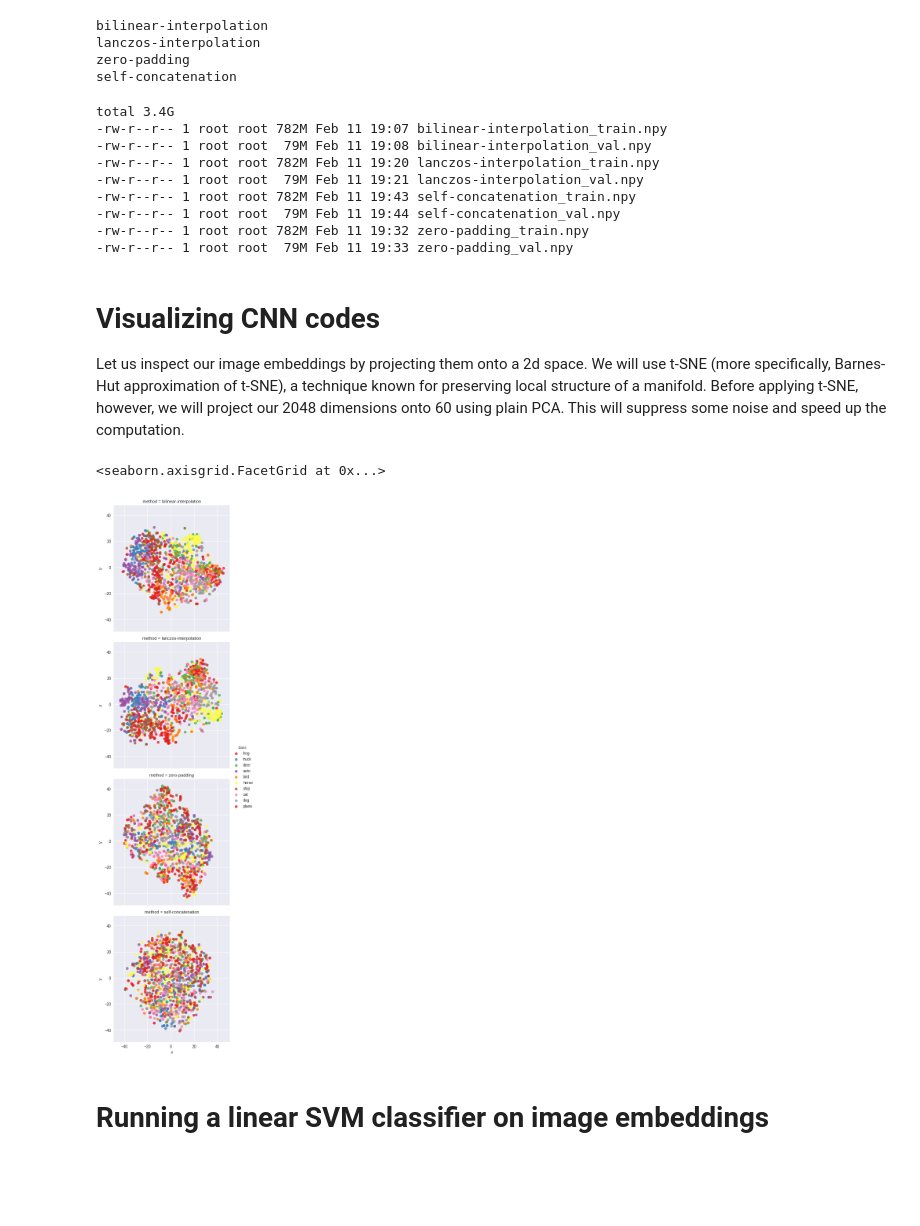
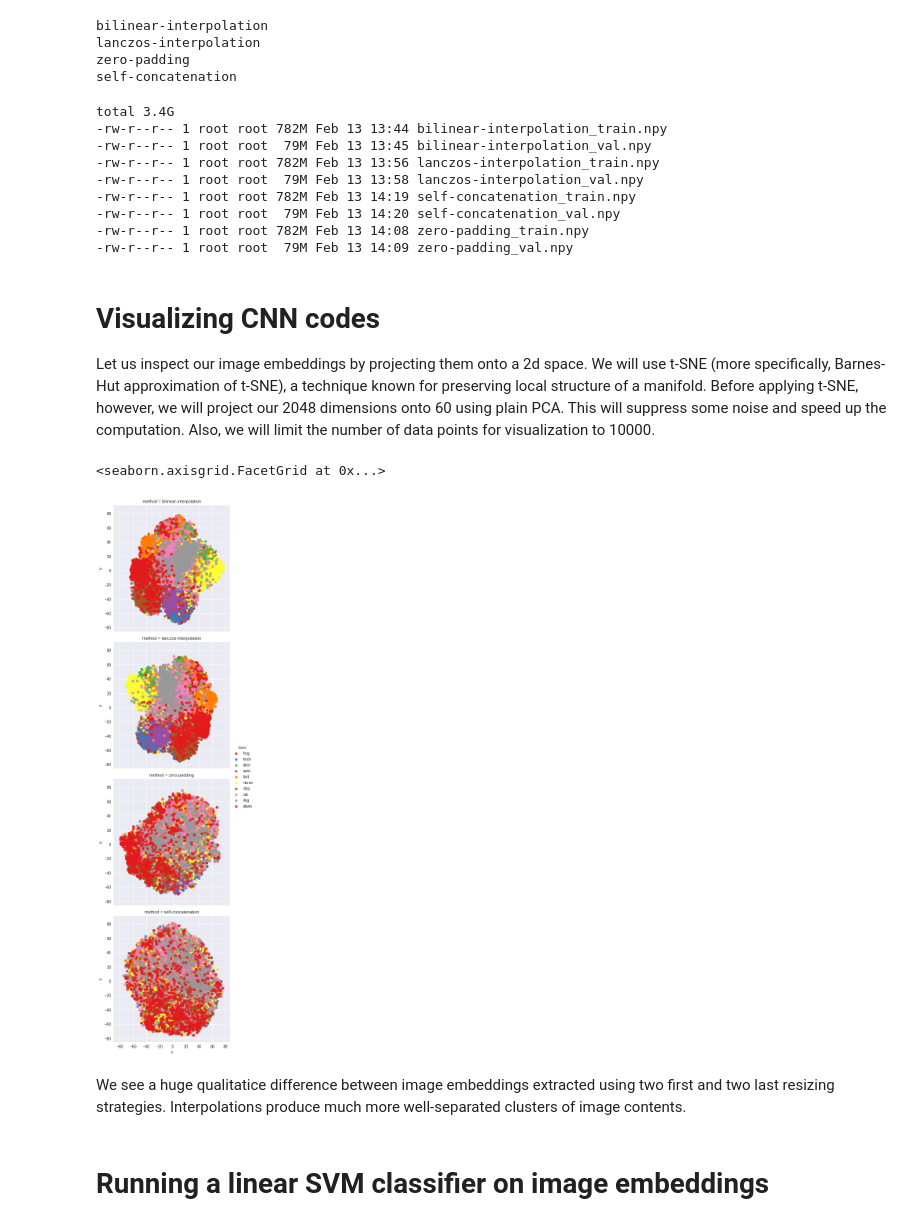
Before and after one commit to tomekkorbak/cifar10-experiments, a Jupyter notebook: cifar10_experiment1.ipynb, the cells around one changed output. Saved outputs shown, nothing was run; the diff lists cells and outputs as text; code cells hidden in the pictures; blank space fills up the shorter version.

Commit message:
Finish hyperparam search, error analysis and final model acc estimation

```diff
--- a/cifar10_experiment1.ipynb
+++ b/cifar10_experiment1.ipynb
@@ -3,17 +3,17 @@
 
 The goal of this notebook is to explore CIFAR-10 dataset, estabilish an SVM benchmark, extract features using a pre-trained ConvNet and fit and evaluate a final SVM classifier.
 # %%
-USING_COLABORATORY = False
+USING_COLABORATORY = True  # https://colab.research.google.com/
 if USING_COLABORATORY:
     try:
         import torch
         print('torch version:', torch.__version__)
-    except:  # In case I'm assigned with a new VM instance
+    except ImportError:  # In case I'm assigned with a new VM instance
         from os import path
         from wheel.pep425tags import get_abbr_impl, get_impl_ver, get_abi_tag
         platform = '{}{}-{}'.format(get_abbr_impl(), get_impl_ver(), get_abi_tag())
-
         accelerator = 'cu80' if path.exists('/opt/bin/nvidia-smi') else 'cpu'
         !pip install -q http://download.pytorch.org/whl/{accelerator}/torch-0.3.0.post4-{platform}-linux_x86_64.whl
         !pip install torchvision numpy sklearn tqdm scipy
-    !pip install --no-cache-dir -I pillow
+        !apt-get install python3-pil -y
+        !pip install --no-cache-dir -I pillow
@@ -225,12 +250,12 @@ I rejected the first approach, because I'd probably end up destroying carefully
 def self_concatenate(arr):
     arr = np.hstack([arr]*10)
     arr = np.vstack([arr]*10)
-    return arr[10:-10, 10:-10, :]
+    return arr[11:-10, 11:-10, :]
 
 transforms = {
-    'bilinear-interpolation': Compose([Resize((300, 300), interpolation=2), ToTensor()]),
-    'lanczos-interpolation': Compose([Resize((300, 300), interpolation=1), ToTensor()]),
-    'zero-padding': Compose([Pad(134), ToTensor()]),
+    'bilinear-interpolation': Compose([Resize((299, 299), interpolation=2), ToTensor()]),
+    'lanczos-interpolation': Compose([Resize((299, 299), interpolation=1), ToTensor()]),
+    'zero-padding': Compose([Pad((134, 134, 133, 133)), ToTensor()]),
     'self-concatenation': Compose([Lambda(self_concatenate), ToTensor()]),
 }
 
@@ -244,7 +269,7 @@ Sampled transformations: bilinear-interpolation lanczos-interpolation zero-paddi
 # %% [markdown]
 And after normalization
 # %%
-# for key, transform in transforms.items():
-#     transforms[key] = Compose([transform, Normalize(mean=[0.485, 0.456, 0.406], std=[0.229, 0.224, 0.225])])
+for key, transform in transforms.items():
+    transforms[key] = Compose([transform, Normalize(mean=[0.485, 0.456, 0.406], std=[0.229, 0.224, 0.225])])
 
-# show(make_grid([transform(show(cifar_train.train_data[2])) for transform in transforms.values()], pad_value=1, nrow=4))
+show(make_grid([transform(show(cifar_train.train_data[2])) for transform in transforms.values()], pad_value=1, nrow=4))
@@ -303,42 +321,43 @@ self-concatenation
 !ls -lh features/
 # %% [output]
 total 3.4G
--rw-r--r-- 1 root root 782M Feb 11 19:07 bilinear-interpolation_train.npy
--rw-r--r-- 1 root root  79M Feb 11 19:08 bilinear-interpolation_val.npy
--rw-r--r-- 1 root root 782M Feb 11 19:20 lanczos-interpolation_train.npy
--rw-r--r-- 1 root root  79M Feb 11 19:21 lanczos-interpolation_val.npy
--rw-r--r-- 1 root root 782M Feb 11 19:43 self-concatenation_train.npy
--rw-r--r-- 1 root root  79M Feb 11 19:44 self-concatenation_val.npy
--rw-r--r-- 1 root root 782M Feb 11 19:32 zero-padding_train.npy
--rw-r--r-- 1 root root  79M Feb 11 19:33 zero-padding_val.npy
+-rw-r--r-- 1 root root 782M Feb 13 13:44 bilinear-interpolation_train.npy
+-rw-r--r-- 1 root root  79M Feb 13 13:45 bilinear-interpolation_val.npy
+-rw-r--r-- 1 root root 782M Feb 13 13:56 lanczos-interpolation_train.npy
+-rw-r--r-- 1 root root  79M Feb 13 13:58 lanczos-interpolation_val.npy
+-rw-r--r-- 1 root root 782M Feb 13 14:19 self-concatenation_train.npy
+-rw-r--r-- 1 root root  79M Feb 13 14:20 self-concatenation_val.npy
+-rw-r--r-- 1 root root 782M Feb 13 14:08 zero-padding_train.npy
+-rw-r--r-- 1 root root  79M Feb 13 14:09 zero-padding_val.npy
 # %% [markdown]
 # Visualizing CNN codes
 
-Let us inspect our image embeddings by projecting them onto a 2d space. We will use t-SNE (more specifically, Barnes-Hut approximation of t-SNE), a technique known for preserving local structure of a manifold. Before applying t-SNE, however, we will project our 2048 dimensions onto 60 using plain PCA. This will suppress some noise and speed up the computation.
+Let us inspect our image embeddings by projecting them onto a 2d space. We will use t-SNE (more specifically, Barnes-Hut approximation of t-SNE), a technique known for preserving local structure of a manifold. Before applying t-SNE, however, we will project our 2048 dimensions onto 60 using plain PCA. This will suppress some noise and speed up the computation. Also, we will limit the number of data points for visualization to 10000.
 # %%
 df = pd.DataFrame()
 labels = ['plane','auto','bird','cat','deer','dog','frog','horse','ship','truck']
-classes = list(map(lambda x: labels[x], cifar_train.train_labels[:1000]))
+classes = list(map(lambda x: labels[x], cifar_train.train_labels[:10000]))
 
 for resize_method_name in transforms:
-    features = np.load(FEATURES_DIR + resize_method_name + '_train.npy')
-    features = features[:1000]
-    pca60 = PCA(n_components=60)
-    features_60d = pca60.fit_transform(features)
+    features = np.load(FEATURES_DIR + resize_method_name + '_train.npy')[:10000]
+    pca50 = PCA(n_components=50)
+    features_50d = pca50.fit_transform(features)
     tsne = TSNE(n_components=2)
-    features_2d = tsne.fit_transform(features_60d)
+    features_2d = tsne.fit_transform(features_50d)
 
 
 
     df = df.append(pd.DataFrame({'x': features_2d[:, 0],
                                  'y': features_2d[:, 1],
                                  'class': classes,
                                  'method': [resize_method_name]*len(classes)}))
 
 sns.lmplot(x="x", y="y", hue='class', row='method', data=df, fit_reg=False, legend=True, palette="Set1")
 # %% [output]
 <seaborn.axisgrid.FacetGrid at 0x...>
-[figure, old version]
+[figure, new version]
+# %% [markdown]
+We see a huge qualitatice difference between image embeddings extracted using two first and two last resizing strategies. Interpolations produce much more well-separated clusters of image contents.
 # %% [markdown]
 # Running a linear SVM classifier on image embeddings
 # %%
```
Also changed, not shown: parts of 25 cells of this notebook, 1 other file.
